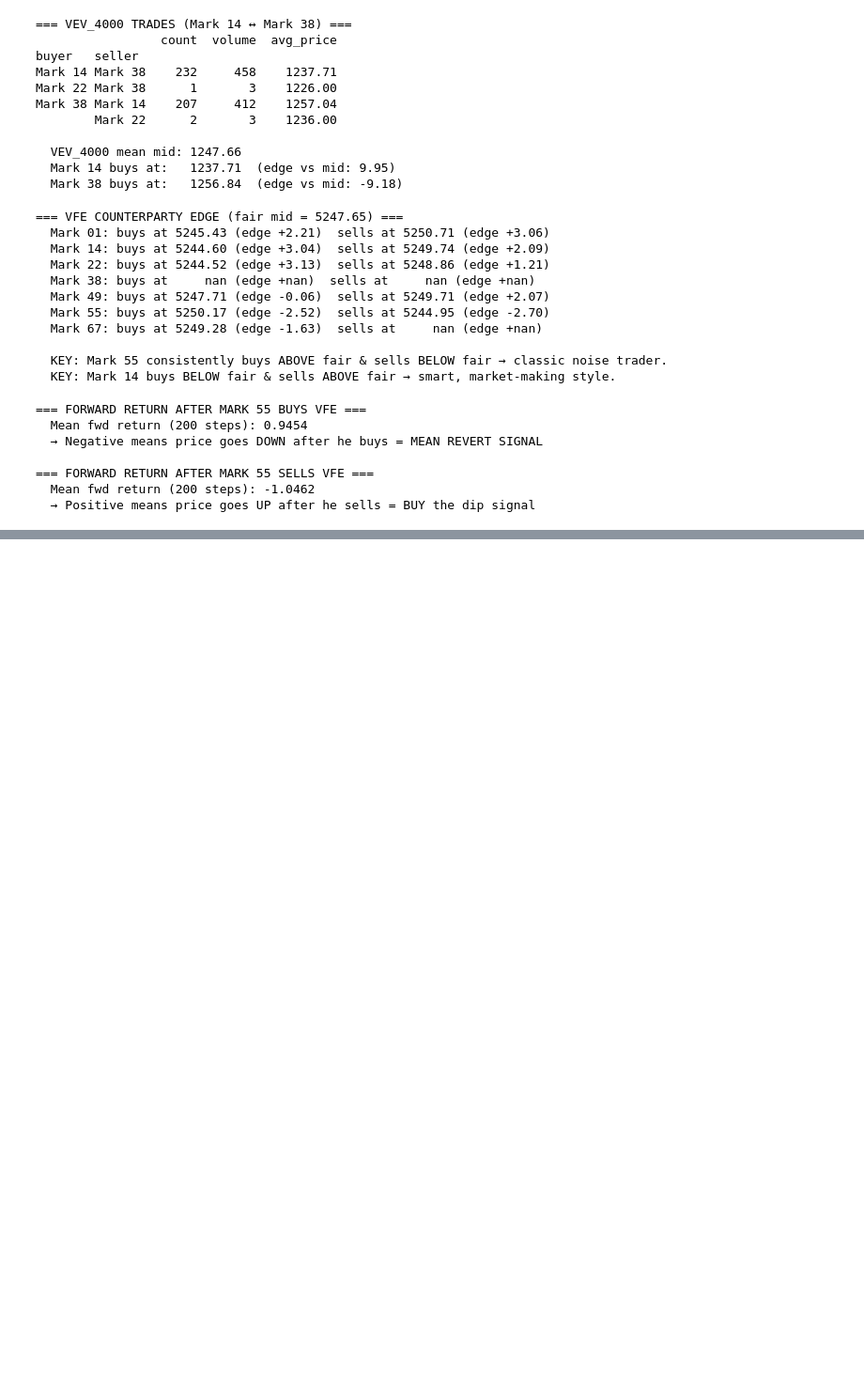
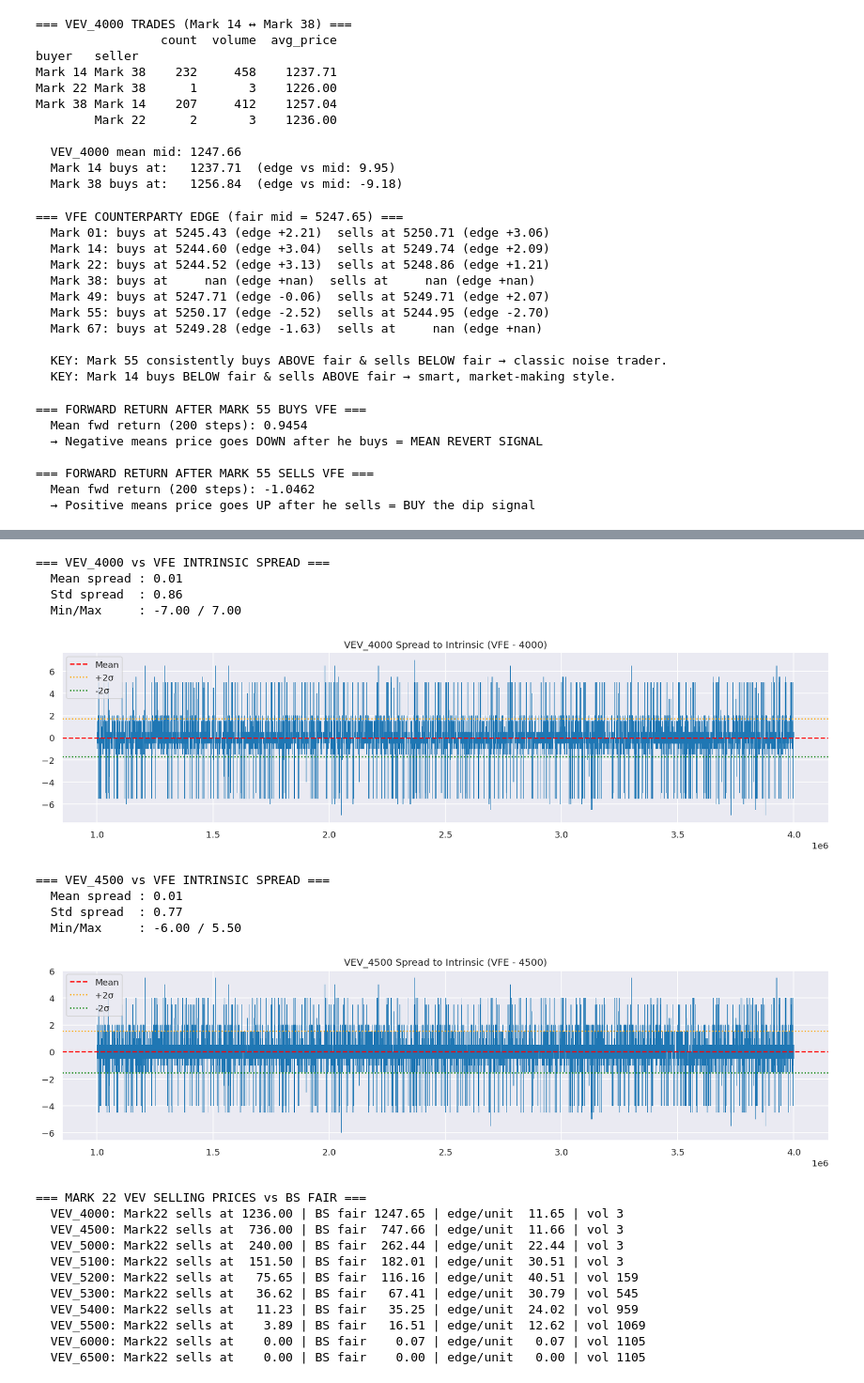
Before and after one commit to Prathama-1/Prosperity-4---Solo42, a Jupyter notebook: Round4_dataset_analysis.ipynb, the cells around one changed output, grey strips where cells are left out. Shown at 94% size. Cells and saved outputs as stored; diff of their text form; code cells hidden in the pictures; blank space fills up the shorter version.

Commit message:
Round4

```diff
--- a/Round4_dataset_analysis.ipynb
+++ b/Round4_dataset_analysis.ipynb
@@ -525,0 +590,72 @@ SyntaxError: incomplete input (1760227741.py, line 12)
+# %%
+# ─── CELL 18: VEV + VFE Pairs Trade (Delta Hedge) ─────────────────────────
+# VEV_4000 and VEV_4500 are deep ITM calls → behave like futures on VFE
+# They have near 1:1 correlation with VFE (r=0.999)
+# STRATEGY: If VEV_4000 is mispriced vs VFE spot - 4000 (intrinsic), trade the spread
+
+vfe_mid_ts = (prices[prices["product"] == "VELVETFRUIT_EXTRACT"]
+              .sort_values("global_ts")[["global_ts","mid_price"]]
+              .rename(columns={"mid_price":"vfe"}))
+
+for K in [4000, 4500]:
+    vev_mid_ts = (prices[prices["product"] == f"VEV_{K}"]
+                  .sort_values("global_ts")[["global_ts","mid_price"]]
+                  .rename(columns={"mid_price":f"vev"}))
+    m = vfe_mid_ts.merge(vev_mid_ts, on="global_ts")
+    m["intrinsic"] = np.maximum(m["vfe"] - K, 0)
+    m["spread"]    = m["vev"] - m["intrinsic"]
+    print(f"\n=== VEV_{K} vs VFE INTRINSIC SPREAD ===")
+    print(f"  Mean spread : {m['spread'].mean():.2f}")
+    print(f"  Std spread  : {m['spread'].std():.2f}")
+    print(f"  Min/Max     : {m['spread'].min():.2f} / {m['spread'].max():.2f}")
+
+    fig, ax = plt.subplots(figsize=(14, 4))
+    ax.plot(m["global_ts"], m["spread"], linewidth=0.5)
+    ax.axhline(m["spread"].mean(),        color="red",   linestyle="--", label="Mean")
+    ax.axhline(m["spread"].mean()+2*m["spread"].std(), color="orange", linestyle=":", label="+2σ")
+    ax.axhline(m["spread"].mean()-2*m["spread"].std(), color="green",  linestyle=":", label="-2σ")
+    ax.set_title(f"VEV_{K} Spread to Intrinsic (VFE - {K})")
+    ax.legend(); plt.tight_layout(); plt.show()
+
+
+# ─── CELL 19: Mark 22 as VEV Market Maker — Exploit Cheap OTM Calls ───────
+# Mark 22 sells VEV_6000 and VEV_6500 at price = 0 (!) — FREE LOTTERY TICKETS
+# Mark 22 sells VEV_5400 at avg 11.23 vs BS fair ~35 → deeply underpriced
+# STRATEGY: BUY OTM VEVs (5300, 5400, 5500) aggressively, offset with SHORT VFE
+
+print("\n=== MARK 22 VEV SELLING PRICES vs BS FAIR ===")
+T_yr = 4 / 252
+S_mark22 = prices[prices["product"] == "VELVETFRUIT_EXTRACT"]["mid_price"].mean()
+m22_sells = (trades[(trades["seller"] == "Mark 22") & (trades["symbol"].str.startswith("VEV"))]
+             .groupby("symbol").agg(
+                 trade_price=("price", "mean"),
+                 volume=("quantity", "sum"),
+             ).round(2))
+for sym in m22_sells.index:
+    K = int(sym.split("_")[1])
+    bs = bs_call(S_mark22, K, T_yr, annual_vol)
+    tp = m22_sells.loc[sym, "trade_price"]
+    vol = m22_sells.loc[sym, "volume"]
+    print(f"  {sym}: Mark22 sells at {tp:7.2f} | BS fair {bs:7.2f} | edge/unit {bs-tp:6.2f} | vol {vol}")
+# %% [output]
+=== VEV_4000 vs VFE INTRINSIC SPREAD ===
+  Mean spread : 0.01
+  Std spread  : 0.86
+  Min/Max     : -7.00 / 7.00
+[figure, added]
+=== VEV_4500 vs VFE INTRINSIC SPREAD ===
+  Mean spread : 0.01
+  Std spread  : 0.77
+  Min/Max     : -6.00 / 5.50
+[figure, added]
+=== MARK 22 VEV SELLING PRICES vs BS FAIR ===
+  VEV_4000: Mark22 sells at 1236.00 | BS fair 1247.65 | edge/unit  11.65 | vol 3
+  VEV_4500: Mark22 sells at  736.00 | BS fair  747.66 | edge/unit  11.66 | vol 3
+  VEV_5000: Mark22 sells at  240.00 | BS fair  262.44 | edge/unit  22.44 | vol 3
+  VEV_5100: Mark22 sells at  151.50 | BS fair  182.01 | edge/unit  30.51 | vol 3
+  VEV_5200: Mark22 sells at   75.65 | BS fair  116.16 | edge/unit  40.51 | vol 159
+  VEV_5300: Mark22 sells at   36.62 | BS fair   67.41 | edge/unit  30.79 | vol 545
+  VEV_5400: Mark22 sells at   11.23 | BS fair   35.25 | edge/unit  24.02 | vol 959
+  VEV_5500: Mark22 sells at    3.89 | BS fair   16.51 | edge/unit  12.62 | vol 1069
+  VEV_6000: Mark22 sells at    0.00 | BS fair    0.07 | edge/unit   0.07 | vol 1105
+  VEV_6500: Mark22 sells at    0.00 | BS fair    0.00 | edge/unit   0.00 | vol 1105
```
Also changed, not shown: parts of 6 cells of this notebook.
